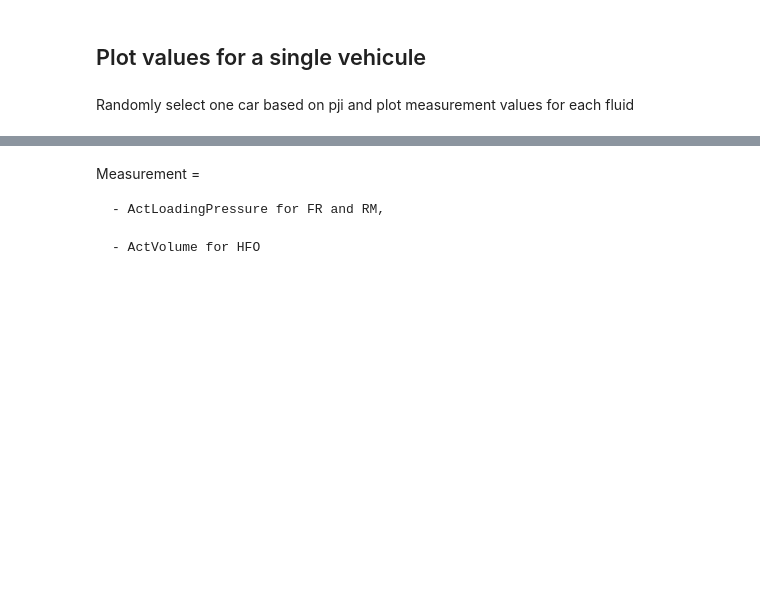
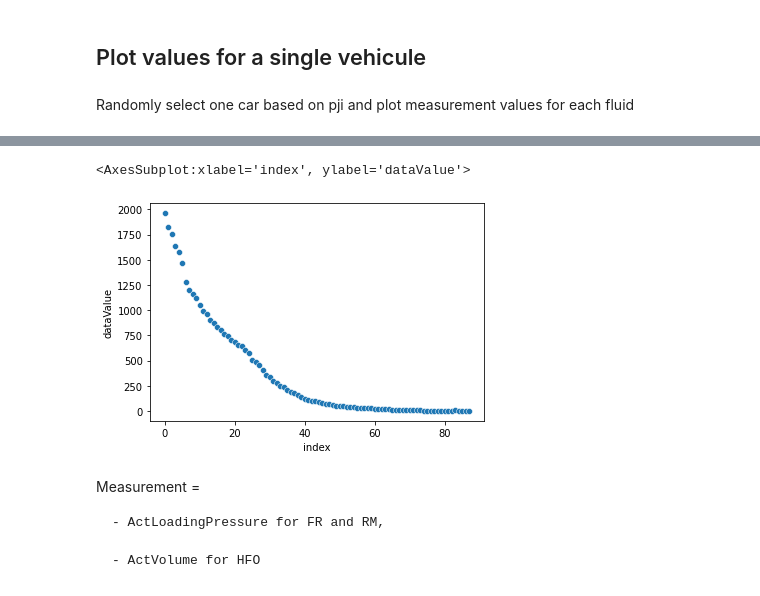
Before and after one commit to alixtc/Renault, a Jupyter notebook: eda_renault_ropit.ipynb, the cells around one changed output, grey strips where cells are left out. Cells and saved outputs as stored; diff of their text form; code cells hidden in the pictures; blank space fills up the shorter version.

```diff
--- a/eda_renault_ropit.ipynb
+++ b/eda_renault_ropit.ipynb
@@ -150,3 +152,8 @@ g = plot_all_fluid(df, names.sample(1).iloc[0])
+# %%
+plot_selective_fluid(df, 2031664, 'FRFluid','ActVacuum')
+# %% [output]
+<AxesSubplot:xlabel='index', ylabel='dataValue'>
+[figure, added]
 # %% [markdown]
 Measurement =
 
```
Also changed, not shown: parts of 4 cells of this notebook, 1 other file.
